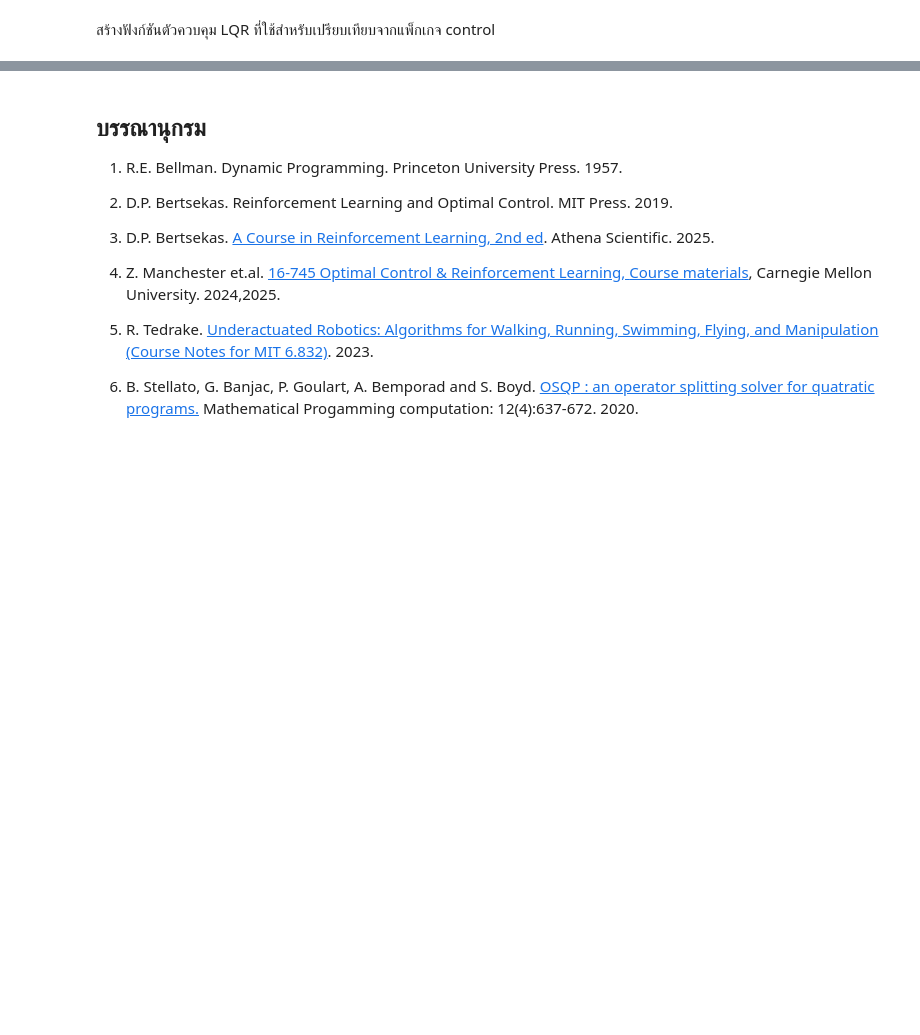
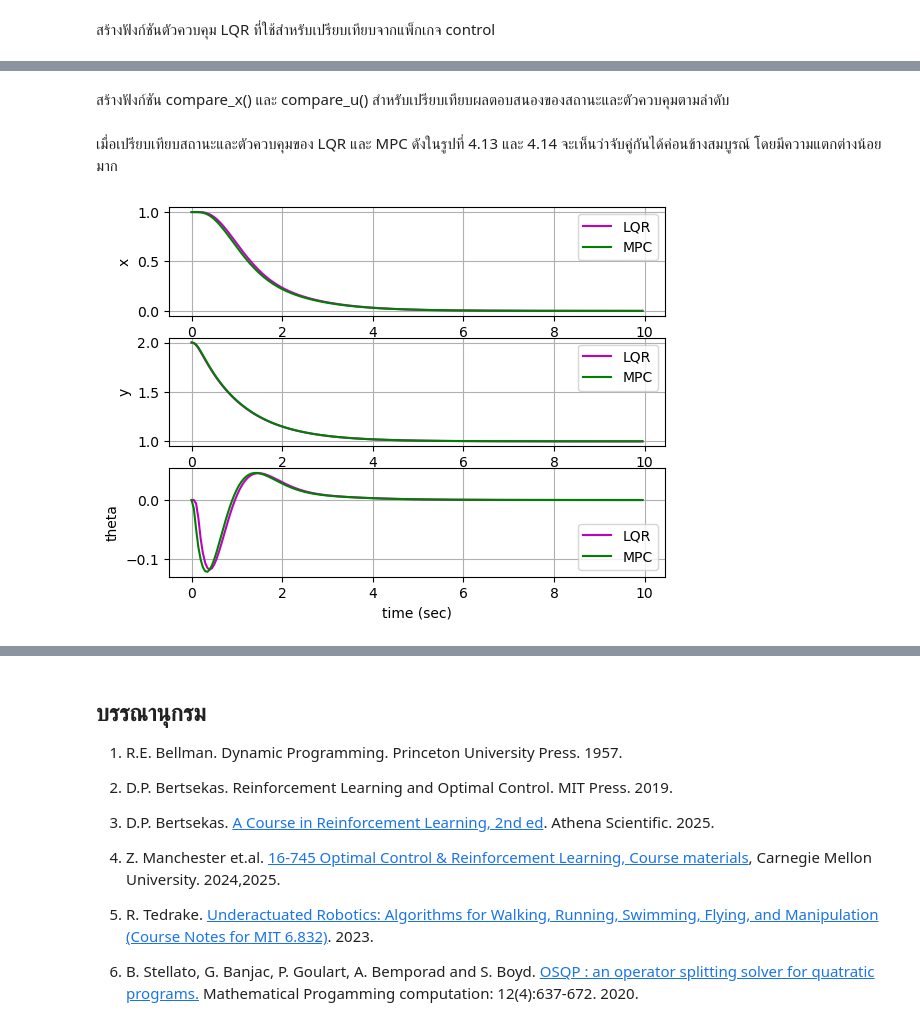
Before and after one commit to dewdotninja/ocrl, a Jupyter notebook: doc/notebooks/chapter4.ipynb, the cells around one changed output, grey strips where cells are left out. Drawn from its saved outputs; the diff is of its cells as text; code cells hidden in the pictures; blank space fills up the shorter version.

```diff
--- a/doc/notebooks/chapter4.ipynb
+++ b/doc/notebooks/chapter4.ipynb
@@ -931,0 +1046,51 @@ $$
+# %%
+x_ref = np.array([0.0,1.0,0.,0.,0.,0.]).reshape(6,1)
+x0 = np.array([1.,2.,0.,0.,0.,0.]).reshape(6,1)
+xhist1, uhist1 = closed_loop(x0,lqr_controller, Nt)
+xhist2, uhist2 = closed_loop(x0, mpc_controller, Nt)
+# %% [markdown]
+สร้างฟังก์ชัน compare_x() และ compare_u() สำหรับเปรียบเทียบผลตอบสนองของสถานะและตัวควบคุมตามลำดับ
+# %%
+def compare_x(t,x1, x2,lqr = True):
+    fig, axs = plt.subplots(3)
+    axs[0].plot(t,x1[0,:-1],'m-',t,x2[0,:-1],'g-')
+    axs[1].plot(t,x1[1,:-1],'m-',t,x2[1,:-1],'g-')
+    axs[2].plot(t,x1[2,:-1],'m-',t,x2[2,:-1],'g-')
+    axs[2].set_xlabel("time (sec)")
+    axs[0].set_ylabel("x")
+    axs[1].set_ylabel("y")
+    axs[2].set_ylabel("theta")
+    if lqr:
+        axs[0].legend(["LQR","MPC"])
+        axs[1].legend(["LQR","MPC"])
+        axs[2].legend(["LQR","MPC"])
+    else:
+        axs[0].legend(["---","MPC"])
+        axs[1].legend(["---","MPC"])
+        axs[2].legend(["---","MPC"])
+    axs[0].grid(True)
+    axs[1].grid(True)
+    axs[2].grid(True)
+
+def compare_u(t,u1, u2,lqr=True):
+    fig, axs = plt.subplots(2)
+    axs[0].plot(t,u1[0,:],'m-',t,u2[0,:],'g-')
+    axs[1].plot(t,u1[1,:],'m-',t,u2[1,:],'g-')
+    axs[1].set_xlabel("time (sec)")
+    axs[0].set_ylabel("u1")
+    axs[1].set_ylabel("u2")
+    if lqr:
+        axs[0].legend(["LQR","MPC"])
+        axs[1].legend(["LQR","MPC"])
+    else:
+        axs[0].legend(["---","MPC"])
+        axs[1].legend(["---","MPC"])
+    axs[0].grid(True)
+    axs[1].grid(True)
+# %% [markdown]
+เมื่อเปรียบเทียบสถานะและตัวควบคุมของ LQR และ MPC ดังในรูปที่ 4.13 และ 4.14
+จะเห็นว่าจับคู่กันได้ค่อนข้างสมบูรณ์ โดยมีความแตกต่างน้อยมาก
+# %%
+compare_x(thist,xhist1,xhist2)
+# %% [output]
+[figure, added]
```
Also changed, not shown: parts of 35 cells of this notebook.
